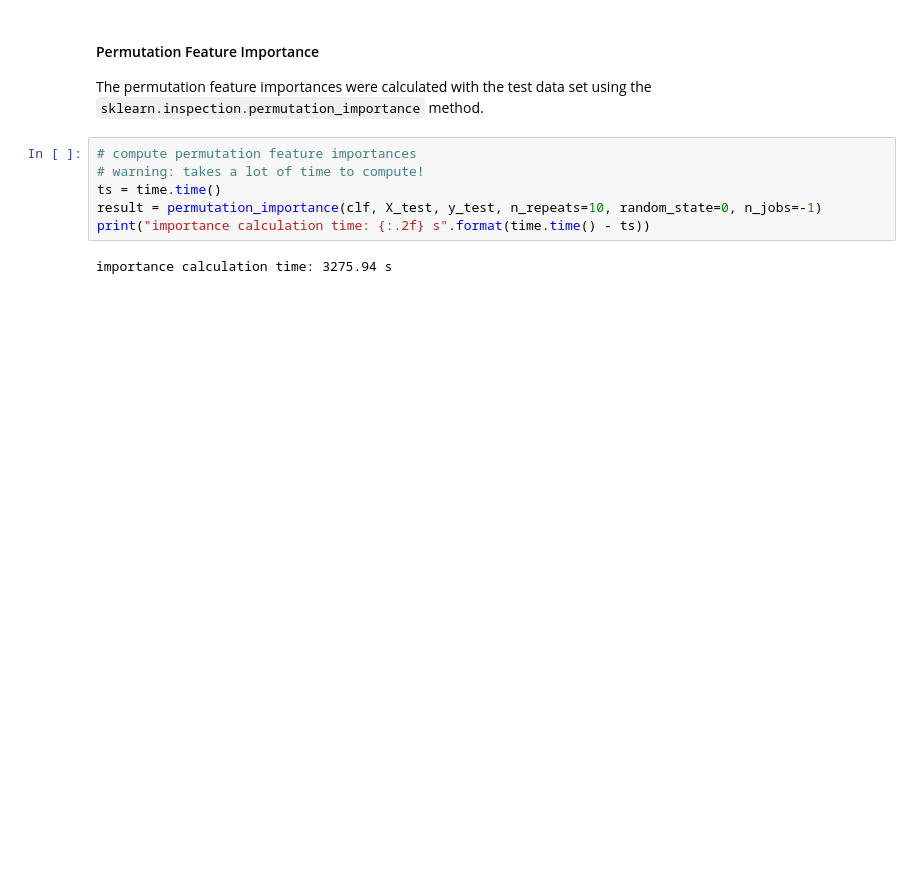
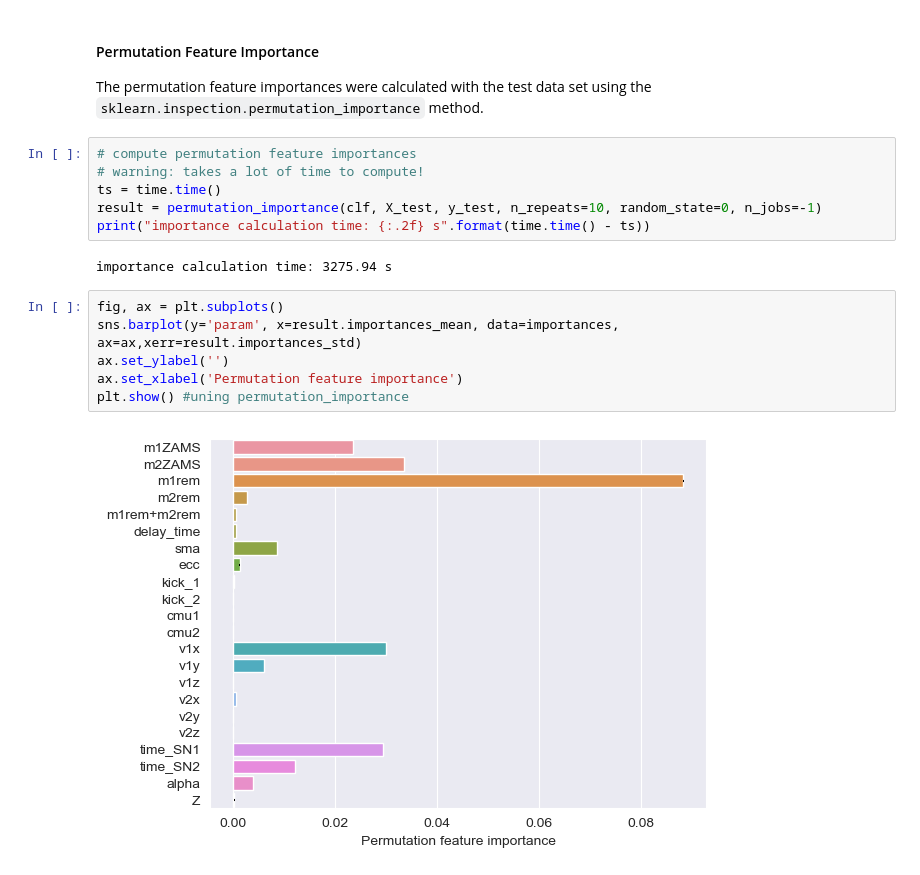
Before and after one commit to Giacomo-Menegatti/AstroLab, a Jupyter notebook: AstroLab (1).ipynb, the cells around one changed output. Saved outputs shown, nothing was run; the diff lists cells and outputs as text; blank space fills up the shorter version.

```diff
--- a/AstroLab (1).ipynb
+++ b/AstroLab (1).ipynb
@@ -256,6 +256,14 @@ result = permutation_importance(clf, X_test, y_test, n_repeats=10, random_state=
 print("importance calculation time: {:.2f} s".format(time.time() - ts))
 # %% [output]
 importance calculation time: 3275.94 s
+# %%
+fig, ax = plt.subplots()
+sns.barplot(y='param', x=result.importances_mean, data=importances, ax=ax,xerr=result.importances_std)
+ax.set_ylabel('')
+ax.set_xlabel('Permutation feature importance')
+plt.show() #uning permutation_importance
+# %% [output]
+[figure, added]
 # %%
 importances['permutation'] = result.importances_mean
 
```
Also changed, not shown: parts of 5 cells of this notebook.
